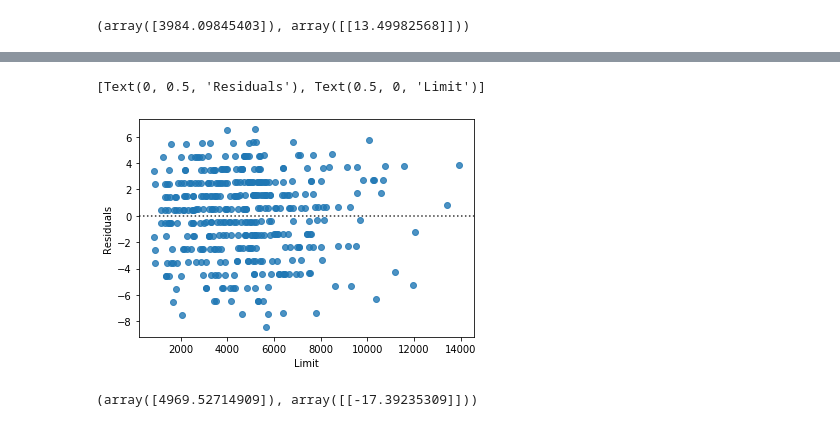
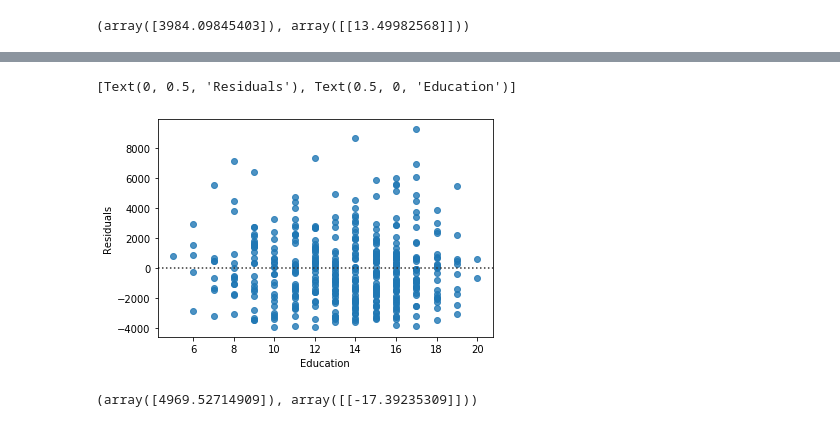
Before and after one commit to USF-CS-663-Spring-2020/lab-05-regression-rubinjohny, a Jupyter notebook: Linear_regression_credit.ipynb, the cells around one changed output, grey strips where cells are left out. Drawn from its saved outputs; the diff is of its cells as text; code cells hidden in the pictures.

```diff
--- a/Linear_regression_credit.ipynb
+++ b/Linear_regression_credit.ipynb
@@ -116,9 +120,9 @@ sns.lmplot( x = 'Limit', y='Education', data = df)
 # %%
 # Residual Education
-r1 = sns.residplot('Limit', 'Education', data= df)
-r1.set(xlabel = 'Limit', ylabel = 'Residuals')
+r1 = sns.residplot('Education', 'Limit', data= df)
+r1.set(xlabel = 'Education', ylabel = 'Residuals')
 # %% [output]
-[Text(0, 0.5, 'Residuals'), Text(0.5, 0, 'Limit')]
+[Text(0, 0.5, 'Residuals'), Text(0.5, 0, 'Education')]
-[figure, old version]
+[figure, new version]
 # %%
 # slope and the intercept for Education
```
Also changed, not shown: parts of 12 cells of this notebook.
